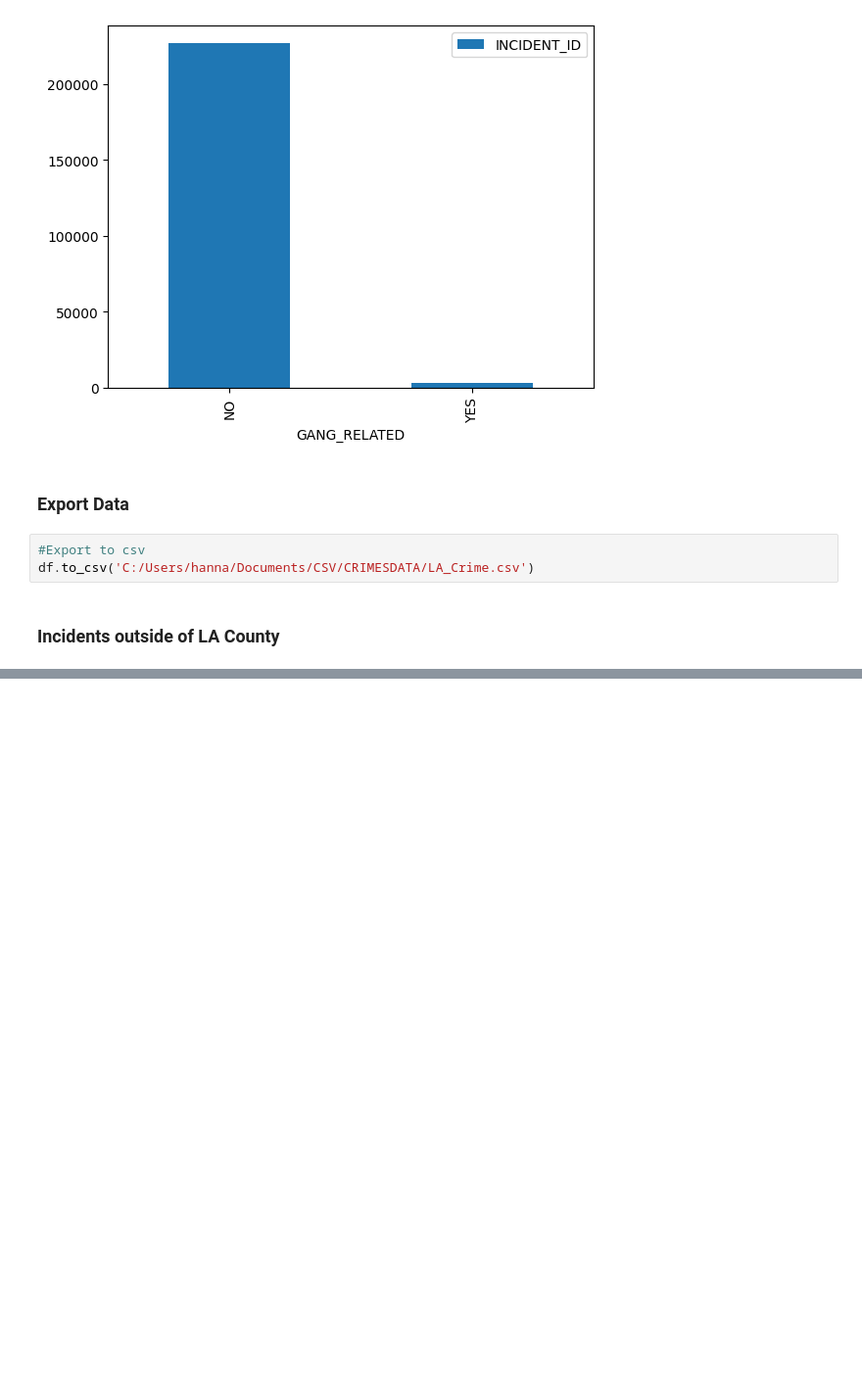
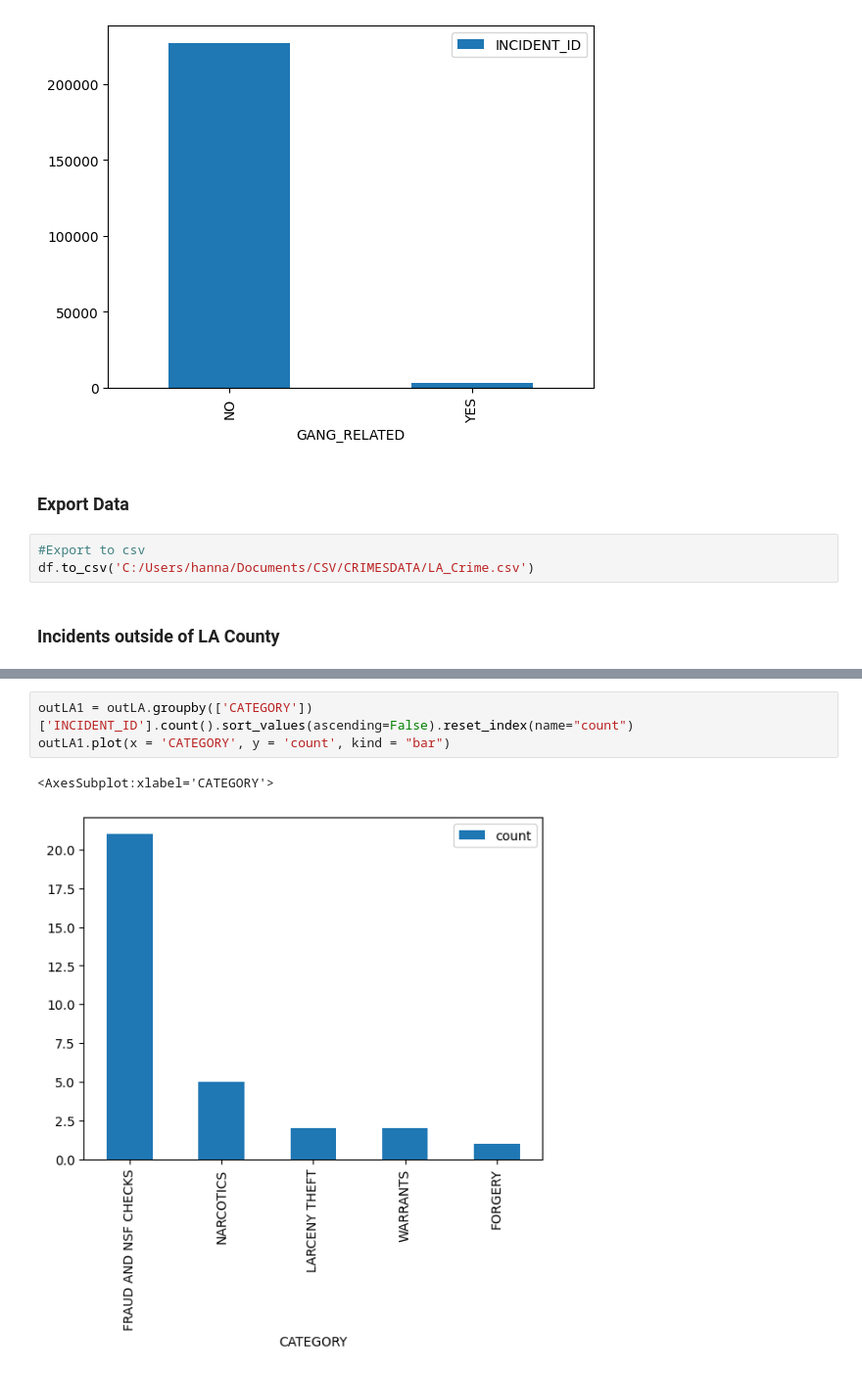
Before and after one commit to H-Dolan/Capstone_LACrime, a Jupyter notebook: laCrimes.ipynb, the cells around one changed output, grey strips where cells are left out. Shown at 98% size. Drawn from its saved outputs; the diff is of its cells as text; blank space fills up the shorter version.

```diff
--- a/laCrimes.ipynb
+++ b/laCrimes.ipynb
@@ -169,0 +171,6 @@ outLA
+# %%
+outLA1 = outLA.groupby(['CATEGORY'])['INCIDENT_ID'].count().sort_values(ascending=False).reset_index(name="count")
+outLA1.plot(x = 'CATEGORY', y = 'count', kind = "bar")
+# %% [output]
+<AxesSubplot:xlabel='CATEGORY'>
+[figure, added]
```
Also changed, not shown: parts of 3 cells of this notebook.
